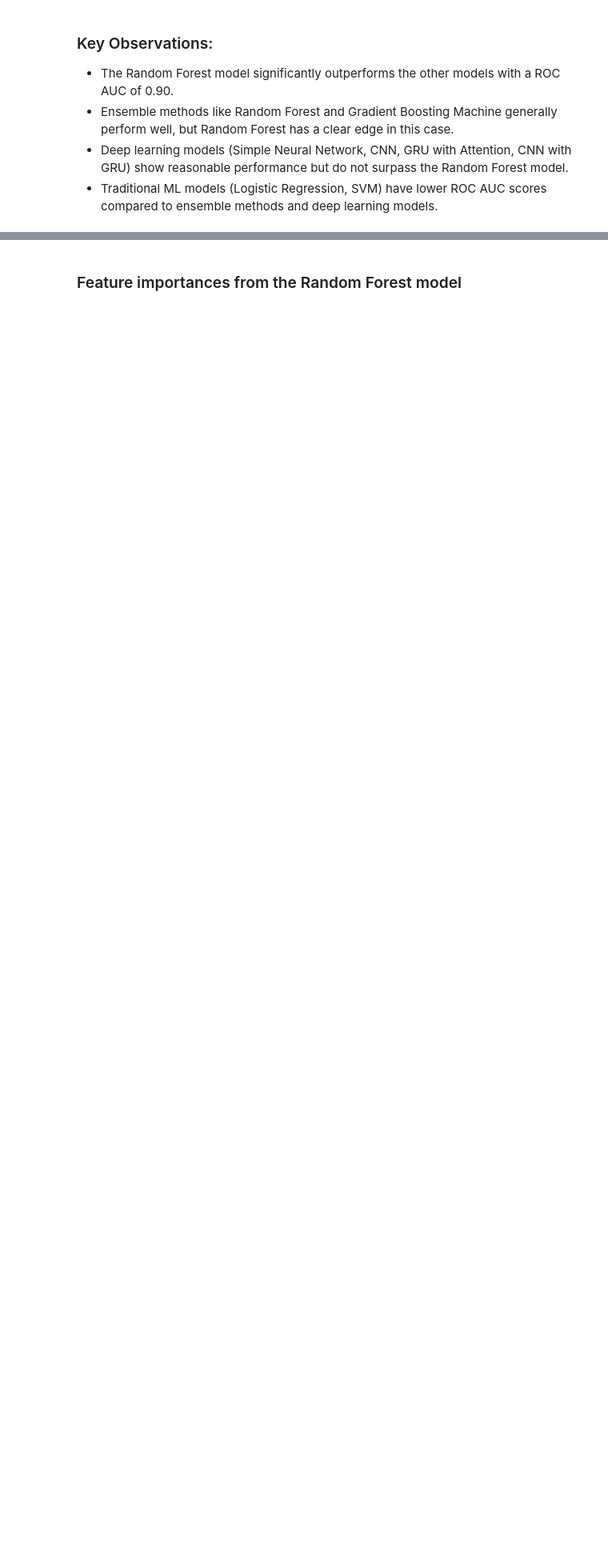
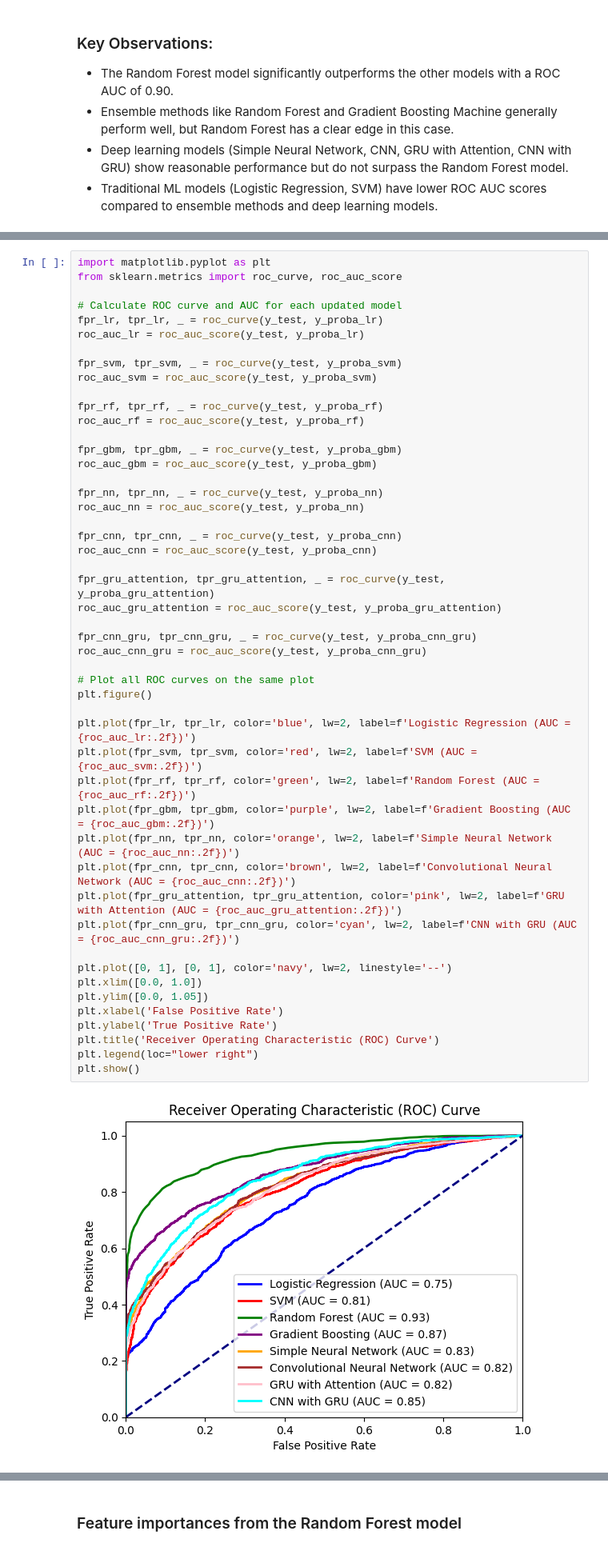
Before and after one commit to HowardHNguyen/Data-Science-for-Healthcare, a Jupyter notebook: Heart_Failure_Prediction_with_MLs_DLs_and_Advanced_Combined_models.ipynb, the cells around one changed output, grey strips where cells are left out. Shown at 80% size. Cells and saved outputs as stored; diff of their text form; blank space fills up the shorter version.

```diff
--- a/Heart_Failure_Prediction_with_MLs_DLs_and_Advanced_Combined_models.ipynb
+++ b/Heart_Failure_Prediction_with_MLs_DLs_and_Advanced_Combined_models.ipynb
@@ -1120,0 +1141,51 @@ Confusion Matrix
+# %%
+import matplotlib.pyplot as plt
+from sklearn.metrics import roc_curve, roc_auc_score
+
+# Calculate ROC curve and AUC for each updated model
+fpr_lr, tpr_lr, _ = roc_curve(y_test, y_proba_lr)
+roc_auc_lr = roc_auc_score(y_test, y_proba_lr)
+
+fpr_svm, tpr_svm, _ = roc_curve(y_test, y_proba_svm)
+roc_auc_svm = roc_auc_score(y_test, y_proba_svm)
+
+fpr_rf, tpr_rf, _ = roc_curve(y_test, y_proba_rf)
+roc_auc_rf = roc_auc_score(y_test, y_proba_rf)
+
+fpr_gbm, tpr_gbm, _ = roc_curve(y_test, y_proba_gbm)
+roc_auc_gbm = roc_auc_score(y_test, y_proba_gbm)
+
+fpr_nn, tpr_nn, _ = roc_curve(y_test, y_proba_nn)
+roc_auc_nn = roc_auc_score(y_test, y_proba_nn)
+
+fpr_cnn, tpr_cnn, _ = roc_curve(y_test, y_proba_cnn)
+roc_auc_cnn = roc_auc_score(y_test, y_proba_cnn)
+
+fpr_gru_attention, tpr_gru_attention, _ = roc_curve(y_test, y_proba_gru_attention)
+roc_auc_gru_attention = roc_auc_score(y_test, y_proba_gru_attention)
+
+fpr_cnn_gru, tpr_cnn_gru, _ = roc_curve(y_test, y_proba_cnn_gru)
+roc_auc_cnn_gru = roc_auc_score(y_test, y_proba_cnn_gru)
+
+# Plot all ROC curves on the same plot
+plt.figure()
+
+plt.plot(fpr_lr, tpr_lr, color='blue', lw=2, label=f'Logistic Regression (AUC = {roc_auc_lr:.2f})')
+plt.plot(fpr_svm, tpr_svm, color='red', lw=2, label=f'SVM (AUC = {roc_auc_svm:.2f})')
+plt.plot(fpr_rf, tpr_rf, color='green', lw=2, label=f'Random Forest (AUC = {roc_auc_rf:.2f})')
+plt.plot(fpr_gbm, tpr_gbm, color='purple', lw=2, label=f'Gradient Boosting (AUC = {roc_auc_gbm:.2f})')
+plt.plot(fpr_nn, tpr_nn, color='orange', lw=2, label=f'Simple Neural Network (AUC = {roc_auc_nn:.2f})')
+plt.plot(fpr_cnn, tpr_cnn, color='brown', lw=2, label=f'Convolutional Neural Network (AUC = {roc_auc_cnn:.2f})')
+plt.plot(fpr_gru_attention, tpr_gru_attention, color='pink', lw=2, label=f'GRU with Attention (AUC = {roc_auc_gru_attention:.2f})')
+plt.plot(fpr_cnn_gru, tpr_cnn_gru, color='cyan', lw=2, label=f'CNN with GRU (AUC = {roc_auc_cnn_gru:.2f})')
+
+plt.plot([0, 1], [0, 1], color='navy', lw=2, linestyle='--')
+plt.xlim([0.0, 1.0])
+plt.ylim([0.0, 1.05])
+plt.xlabel('False Positive Rate')
+plt.ylabel('True Positive Rate')
+plt.title('Receiver Operating Characteristic (ROC) Curve')
+plt.legend(loc="lower right")
+plt.show()
+# %% [output]
+[figure, added]
```
Also changed, not shown: parts of 78 cells of this notebook.
